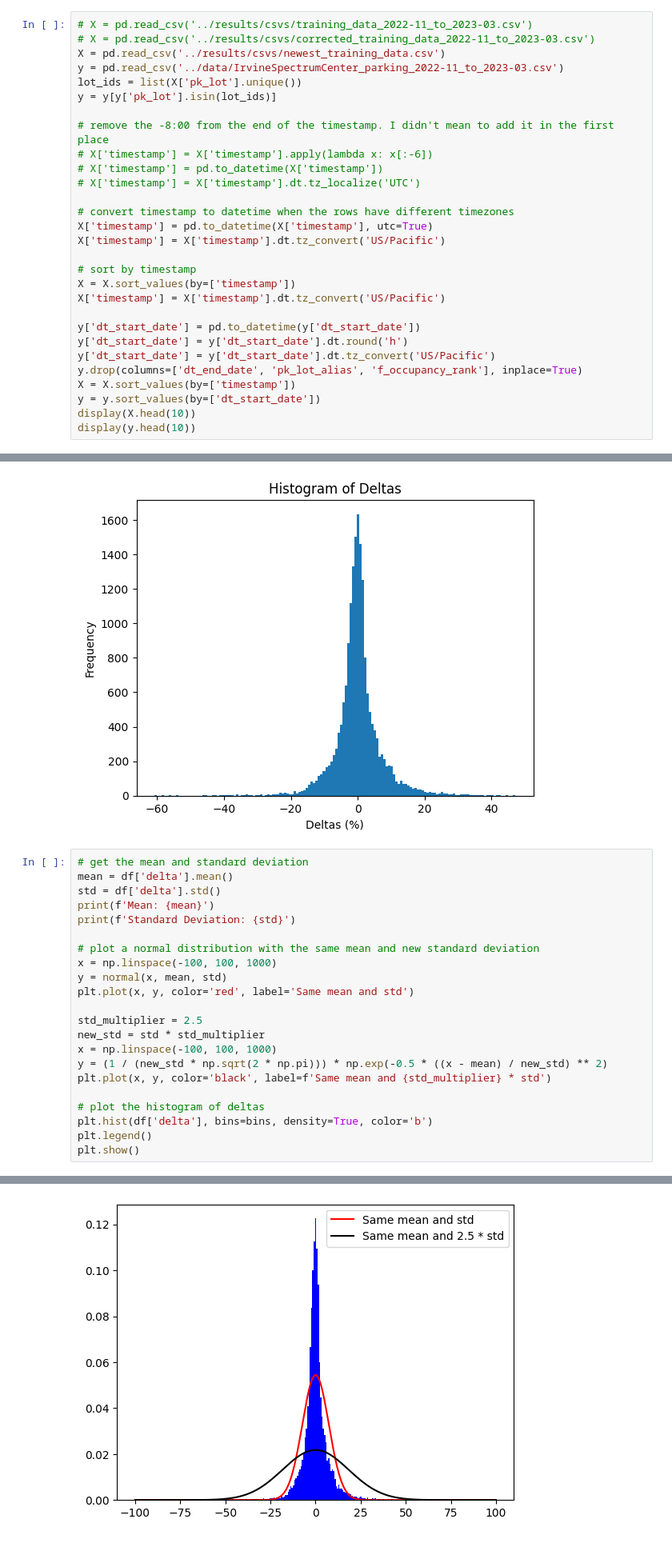
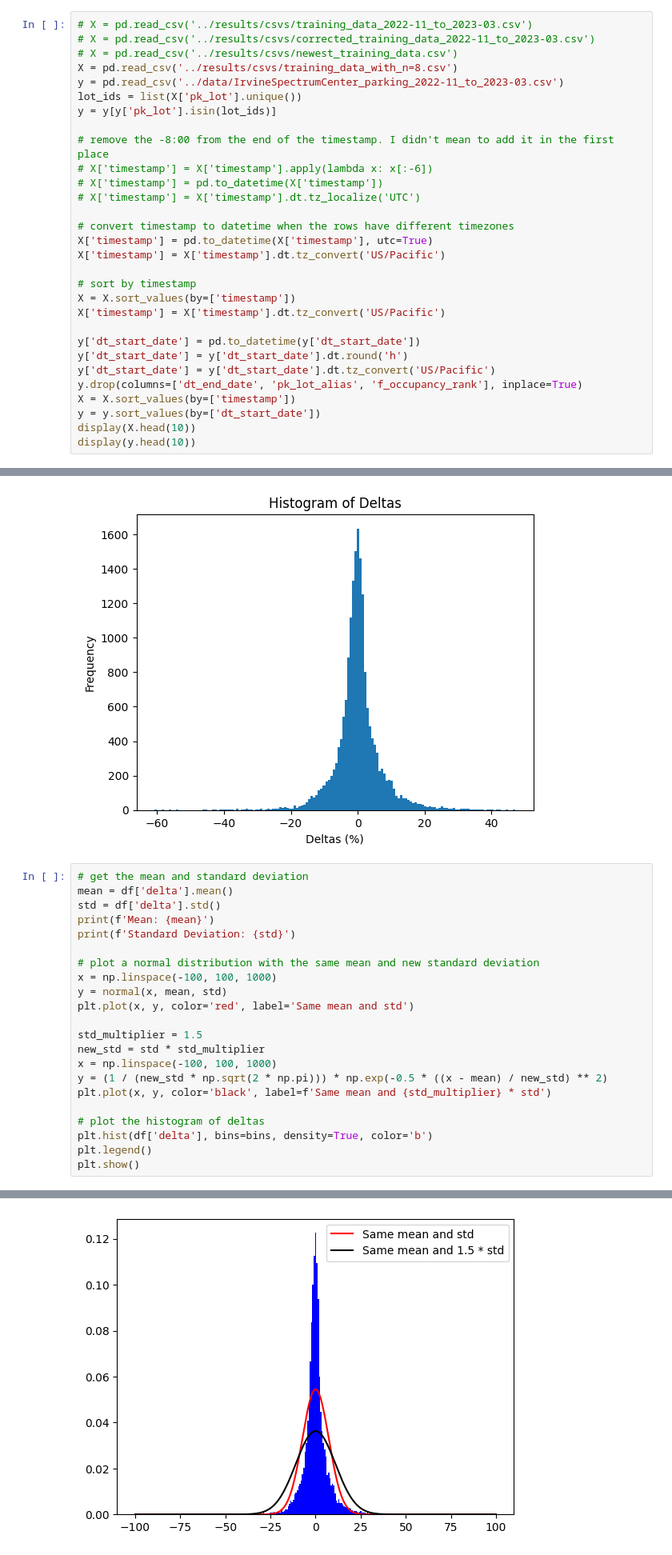
Before and after one commit to INRIX-Logan-Garwood/Parking-Location-vs-Occupancy, a Jupyter notebook: notebooks/train_model.ipynb, the cells around one changed output, grey strips where cells are left out. Shown: that part at 80% size. Drawn from its saved outputs; the diff is of its cells as text.

```diff
--- a/notebooks/train_model.ipynb
+++ b/notebooks/train_model.ipynb
@@ -25,7 +25,8 @@ from utils import normal
 # %%
 # X = pd.read_csv('../results/csvs/training_data_2022-11_to_2023-03.csv')
 # X = pd.read_csv('../results/csvs/corrected_training_data_2022-11_to_2023-03.csv')
-X = pd.read_csv('../results/csvs/newest_training_data.csv')
+# X = pd.read_csv('../results/csvs/newest_training_data.csv')
+X = pd.read_csv('../results/csvs/training_data_with_n=8.csv')
 y = pd.read_csv('../data/IrvineSpectrumCenter_parking_2022-11_to_2023-03.csv')
 lot_ids = list(X['pk_lot'].unique())
 y = y[y['pk_lot'].isin(lot_ids)]
@@ -436,29 +437,29 @@ plt.show()
 # %%
 # get the mean and standard deviation
 mean = df['delta'].mean()
 std = df['delta'].std()
 print(f'Mean: {mean}')
 print(f'Standard Deviation: {std}')
 
 # plot a normal distribution with the same mean and new standard deviation
 x = np.linspace(-100, 100, 1000)
 y = normal(x, mean, std)
 plt.plot(x, y, color='red', label='Same mean and std')
 
-std_multiplier = 2.5
+std_multiplier = 1.5
 new_std = std * std_multiplier
 x = np.linspace(-100, 100, 1000)
 y = (1 / (new_std * np.sqrt(2 * np.pi))) * np.exp(-0.5 * ((x - mean) / new_std) ** 2)
 plt.plot(x, y, color='black', label=f'Same mean and {std_multiplier} * std')
 
 # plot the histogram of deltas
 plt.hist(df['delta'], bins=bins, density=True, color='b')
 plt.legend()
 plt.show()
 # %% [output]
 Mean: 4.911939413334026e-17
 Standard Deviation: 7.330106412052062
-[figure, old version]
+[figure, new version]
 # %% [markdown]
 Resample the data so that the deltas are normally distributed.
 # %%
```
Also changed, not shown: parts of 16 cells of this notebook, 1 other file.
